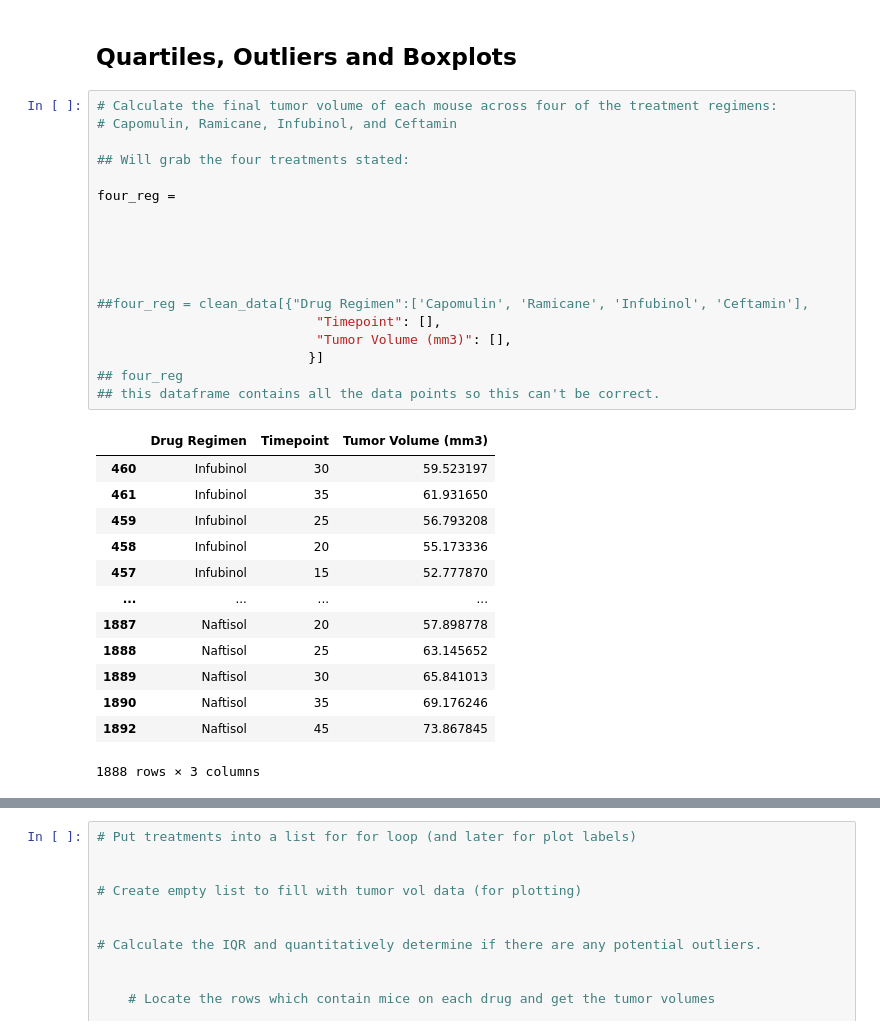
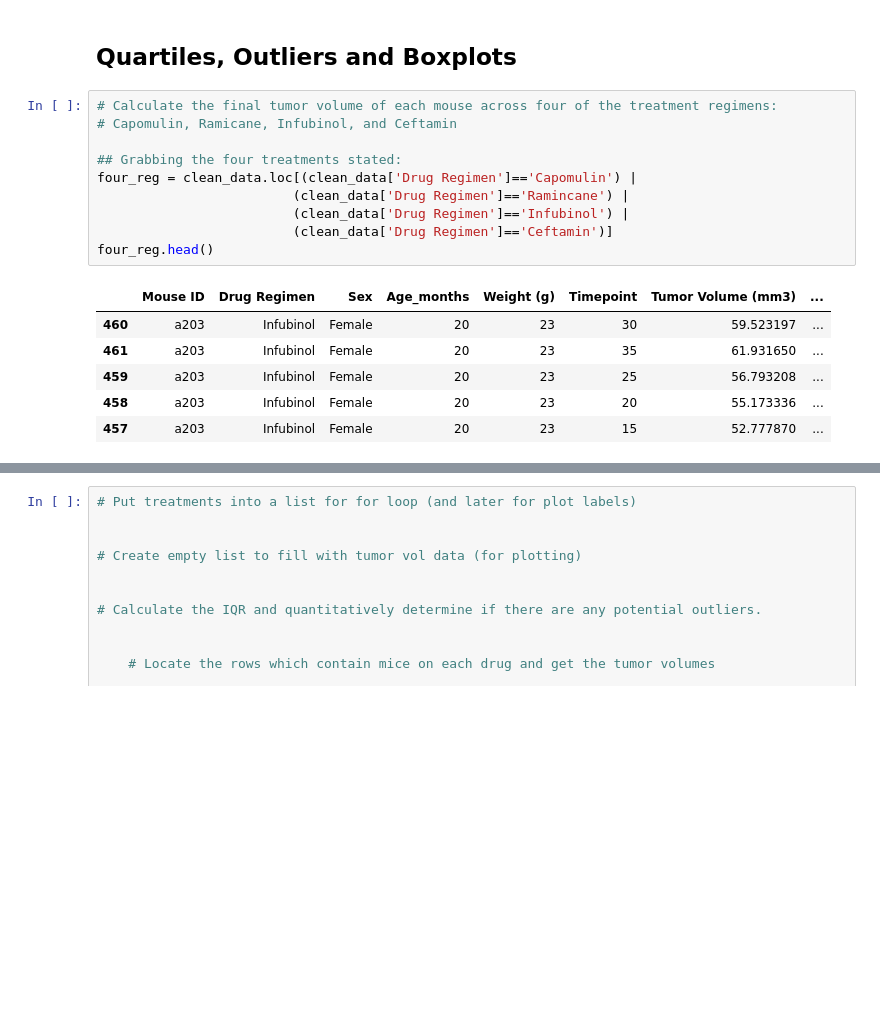
Before and after one commit to pasco27/matplotlib_homework, a Jupyter notebook: pymaceuticals_pascarella1.ipynb, the cells around one changed output, grey strips where cells are left out. Drawn from its saved outputs; the diff is of its cells as text; blank space fills up the shorter version.

Commit message:
Working the tumor size at max timepoint step

```diff
--- a/pymaceuticals_pascarella1.ipynb
+++ b/pymaceuticals_pascarella1.ipynb
@@ -272,32 +272,17 @@ plt.show()
 # %%
 # Calculate the final tumor volume of each mouse across four of the treatment regimens:
 # Capomulin, Ramicane, Infubinol, and Ceftamin
 
-## Will grab the four treatments stated:
-
-four_reg =
-
-
-
-
-
-##four_reg = clean_data[{"Drug Regimen":['Capomulin', 'Ramicane', 'Infubinol', 'Ceftamin'],
-                            "Timepoint": [],
-                            "Tumor Volume (mm3)": [],
-                           }]
-## four_reg
-## this dataframe contains all the data points so this can't be correct.
+## Grabbing the four treatments stated:
+four_reg = clean_data.loc[(clean_data['Drug Regimen']=='Capomulin') |
+                         (clean_data['Drug Regimen']=='Ramincane') |
+                         (clean_data['Drug Regimen']=='Infubinol') |
+                         (clean_data['Drug Regimen']=='Ceftamin')]
+four_reg.head()
 # %% [output]
-|  | Drug Regimen | Timepoint | Tumor Volume (mm3) |
-| 460 | Infubinol | 30 | 59.523197 |
-| 461 | Infubinol | 35 | 61.931650 |
-| 459 | Infubinol | 25 | 56.793208 |
-| 458 | Infubinol | 20 | 55.173336 |
-| 457 | Infubinol | 15 | 52.777870 |
-| ... | ... | ... | ... |
-| 1887 | Naftisol | 20 | 57.898778 |
-| 1888 | Naftisol | 25 | 63.145652 |
-| 1889 | Naftisol | 30 | 65.841013 |
-| 1890 | Naftisol | 35 | 69.176246 |
-| 1892 | Naftisol | 45 | 73.867845 |
+|  | Mouse ID | Drug Regimen | Sex | Age_months | Weight (g) | Timepoint | Tumor Volume (mm3) | ... |
+| 460 | a203 | Infubinol | Female | 20 | 23 | 30 | 59.523197 | ... |
+| 461 | a203 | Infubinol | Female | 20 | 23 | 35 | 61.931650 | ... |
+| 459 | a203 | Infubinol | Female | 20 | 23 | 25 | 56.793208 | ... |
+| 458 | a203 | Infubinol | Female | 20 | 23 | 20 | 55.173336 | ... |
+| 457 | a203 | Infubinol | Female | 20 | 23 | 15 | 52.777870 | ... |
-1888 rows × 3 columns
```
Also changed, not shown: parts of 4 cells of this notebook.
